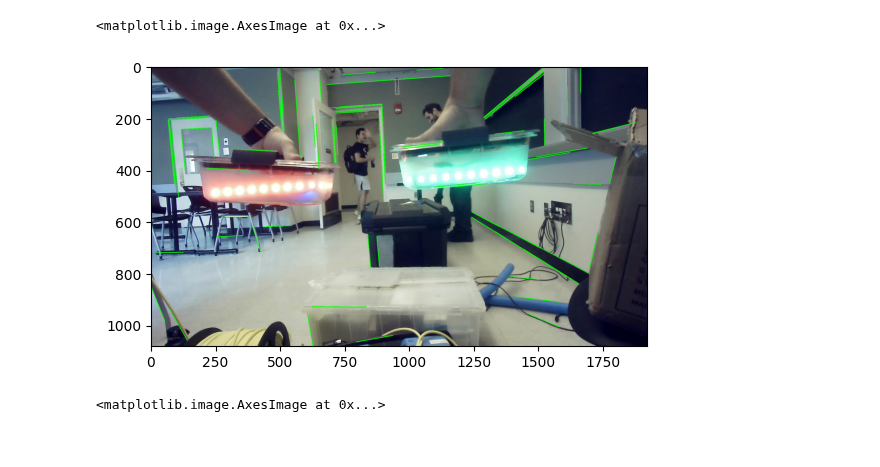
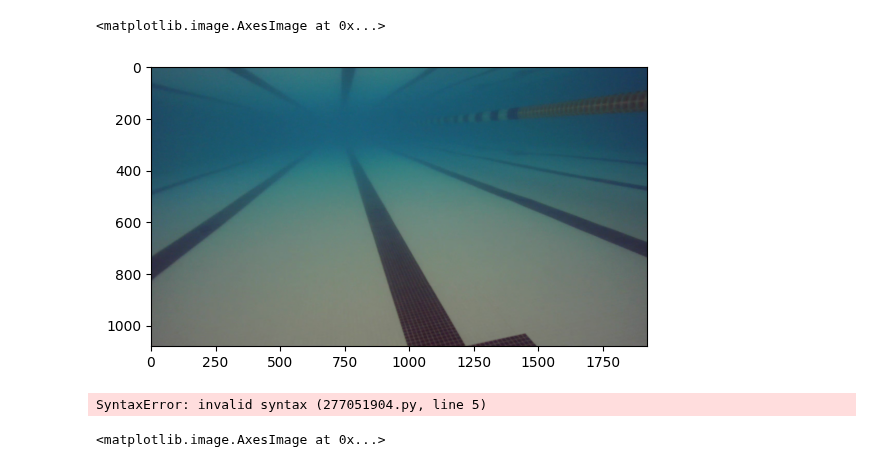
Before and after one commit to travtran05/cv-intro, a Jupyter notebook: test.ipynb, the cells around one changed output. Saved outputs shown, nothing was run; the diff lists cells and outputs as text; code cells hidden in the pictures.

```diff
--- a/test.ipynb
+++ b/test.ipynb
@@ -3,8 +3,20 @@ import cv2
 import numpy as np
 import matplotlib.pyplot as plt
 #Just to push
+# %%
+vcap = cv2.VideoCapture("rtsp://10.29.17.108:8554/test")
+ret, frame = vcap.read()
+# %%
+plt.imshow(cv2.cvtColor(frame,cv2.COLOR_BGR2RGB))
+# %% [output]
+<matplotlib.image.AxesImage at 0x...>
+[figure, added]
 # %%
-img = cv2.imread('bwsi1.jpg')
+#img = cv2.imread('bwsi1.jpg')
+
+vcap = cv2.VideoCapture("rtsp://10.29.17.108:8554/test")
+ret, frame = vcap.read()
+img = cv2.cvtColor(frame,cv2.COLOR_BGR2RGB)
 
 gray = cv2.cvtColor(img, cv2.COLOR_BGR2GRAY) # convert to grayscale
 edges = cv2.Canny(gray, 50, 150, apertureSize=3) # detect edges, gray is image in grayscale, 50 and 150 represent 2 images that have been threshholded at 2 different levels, apertureSize controls how much light the image gets and how exposed it is
@@ -23,8 +35,7 @@ for line in lines:
 
 plt.imshow(img)
 # %% [output]
-<matplotlib.image.AxesImage at 0x...>
+SyntaxError: invalid syntax (277051904.py, line 5)
-[figure, removed]
 # %%
 from dt_apriltags import Detector
 img = cv2.imread('test_image.png', cv2.IMREAD_GRAYSCALE)
```
